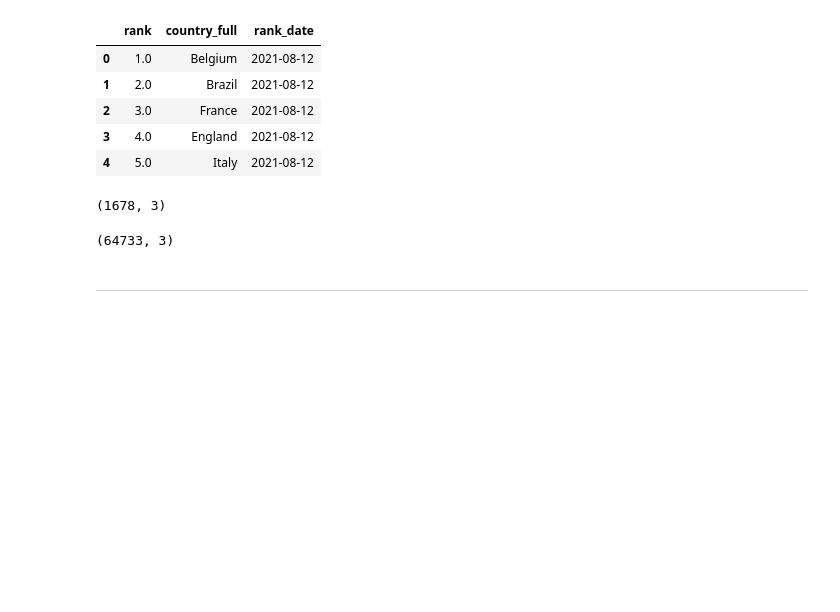
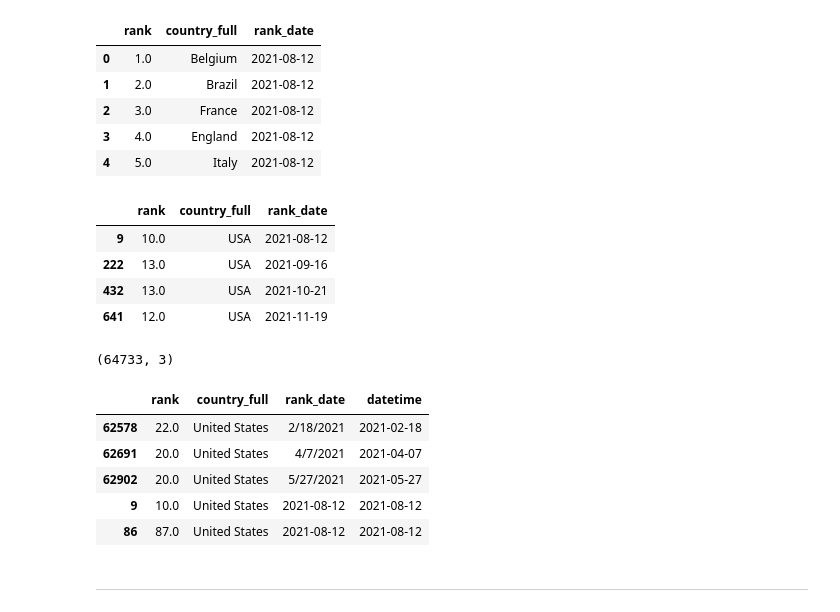
Before and after one commit to ajoneal/world-cup-qualifying-predictor, a Jupyter notebook: data-collection-cleaning-engineering.ipynb, the cells around one changed output. Cells and saved outputs as stored; diff of their text form; code cells hidden in the pictures; blank space fills up the shorter version.

```diff
--- a/data-collection-cleaning-engineering.ipynb
+++ b/data-collection-cleaning-engineering.ipynb
@@ -135,9 +135,13 @@ recent_rankings.head()
 | 3 | 4.0 | England | 2021-08-12 |
 | 4 | 5.0 | Italy | 2021-08-12 |
 # %%
-recent_rankings.shape
+recent_rankings[recent_rankings['country_full'] == 'USA'].tail()
 # %% [output]
-(1678, 3)
+|  | rank | country_full | rank_date |
+| 9 | 10.0 | USA | 2021-08-12 |
+| 222 | 13.0 | USA | 2021-09-16 |
+| 432 | 13.0 | USA | 2021-10-21 |
+| 641 | 12.0 | USA | 2021-11-19 |
 # %%
 rankings = pd.concat([past_rankings, recent_rankings])
 rankings.shape
@@ -148,3 +150,12 @@ rankings.drop(rankings[(rankings['datetime'] > '2021-09-01 00:00:00')].index, in
+# %%
+rankings[rankings['country_full'] == 'United States'].tail()
+# %% [output]
+|  | rank | country_full | rank_date | datetime |
+| 62578 | 22.0 | United States | 2/18/2021 | 2021-02-18 |
+| 62691 | 20.0 | United States | 4/7/2021 | 2021-04-07 |
+| 62902 | 20.0 | United States | 5/27/2021 | 2021-05-27 |
+| 9 | 10.0 | United States | 2021-08-12 | 2021-08-12 |
+| 86 | 87.0 | United States | 2021-08-12 | 2021-08-12 |
 # %% [markdown]
 ---
 # %% [markdown]
```
Also changed, not shown: parts of 21 cells of this notebook, 2 other files.
